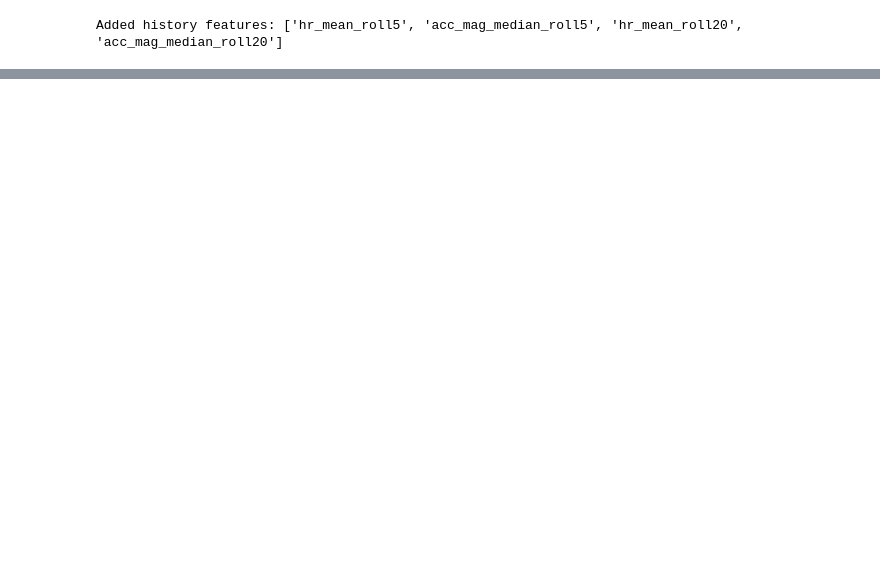
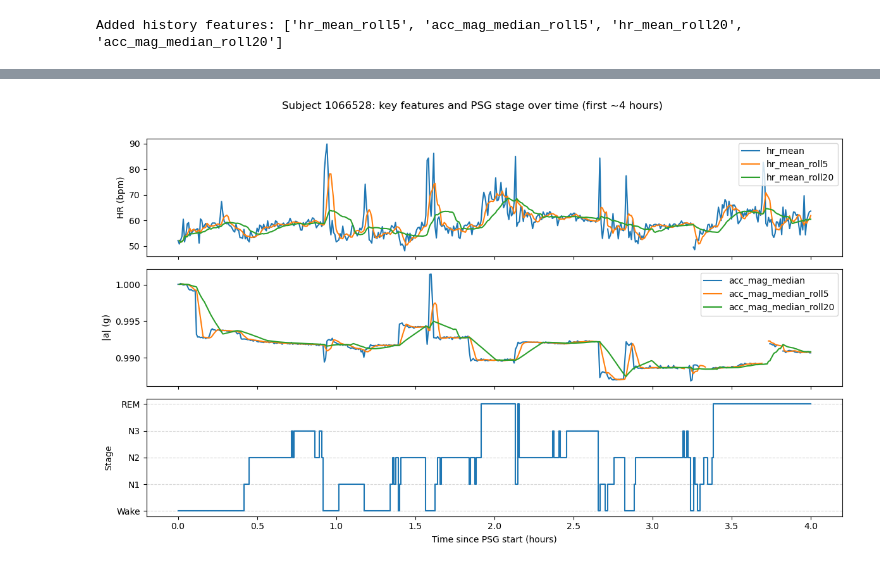
Before and after one commit to ChouaibB/wearables-ml-examples, a Jupyter notebook: notebooks/03_sleep_stage_classification_from_wrist_acc_hr_sleep_accel.ipynb, the cells around one changed output, grey strips where cells are left out. Drawn from its saved outputs; the diff is of its cells as text; code cells hidden in the pictures; blank space fills up the shorter version.

```diff
--- a/notebooks/03_sleep_stage_classification_from_wrist_acc_hr_sleep_accel.ipynb
+++ b/notebooks/03_sleep_stage_classification_from_wrist_acc_hr_sleep_accel.ipynb
@@ -440,0 +491,39 @@ Added history features: ['hr_mean_roll5', 'acc_mag_median_roll5', 'hr_mean_roll2
+# %%
+sid0 = SUBJECT_IDS[0]
+sub = epoch_features[epoch_features["subject_id"] == sid0].sort_values("t_start_sec")
+
+# short window for readability (first ~4 hours)
+sub_win = sub[sub["t_start_sec"] <= sub["t_start_sec"].min() + 4*3600].copy()
+sub_win = sub_win.set_index("t_start_sec")
+sub_win.index = sub_win.index / 3600.0
+
+fig, axes = plt.subplots(3, 1, figsize=(12, 7), sharex=True)
+
+# 1) HR mean + history
+sub_win[["hr_mean", "hr_mean_roll5", "hr_mean_roll20"]].plot(ax=axes[0])
+axes[0].set_ylabel("HR (bpm)")
+axes[0].legend(loc="upper right")
+
+# 2) ACC magnitude median + history
+sub_win[["acc_mag_median", "acc_mag_median_roll5", "acc_mag_median_roll20"]].plot(ax=axes[1])
+axes[1].set_ylabel("|a| (g)")
+axes[1].legend(loc="upper right")
+
+# 3) Stage (names, not codes)
+stage_names = sub_win["stage_code"].map(STAGE_MAP)
+# plot as step line using integer positions for stable ticks
+stage_cat = pd.Categorical(stage_names, categories=list(STAGE_MAP.values()), ordered=False)
+stage_y = stage_cat.codes  # -1 should not occur if all stages are mapped
+
+axes[2].step(sub_win.index, stage_y, where="post")
+axes[2].set_ylabel("Stage")
+axes[2].set_yticks(np.arange(len(stage_cat.categories)))
+axes[2].set_yticklabels(stage_cat.categories)
+axes[2].set_xlabel("Time since PSG start (hours)")
+axes[2].grid(True, axis="y", linestyle="--", alpha=0.5)
+
+fig.suptitle(f"Subject {sid0}: key features and PSG stage over time (first ~4 hours)", y=1.02)
+plt.tight_layout()
+plt.show()
+# %% [output]
+[figure, added]
```
Also changed, not shown: parts of 2 cells of this notebook.
